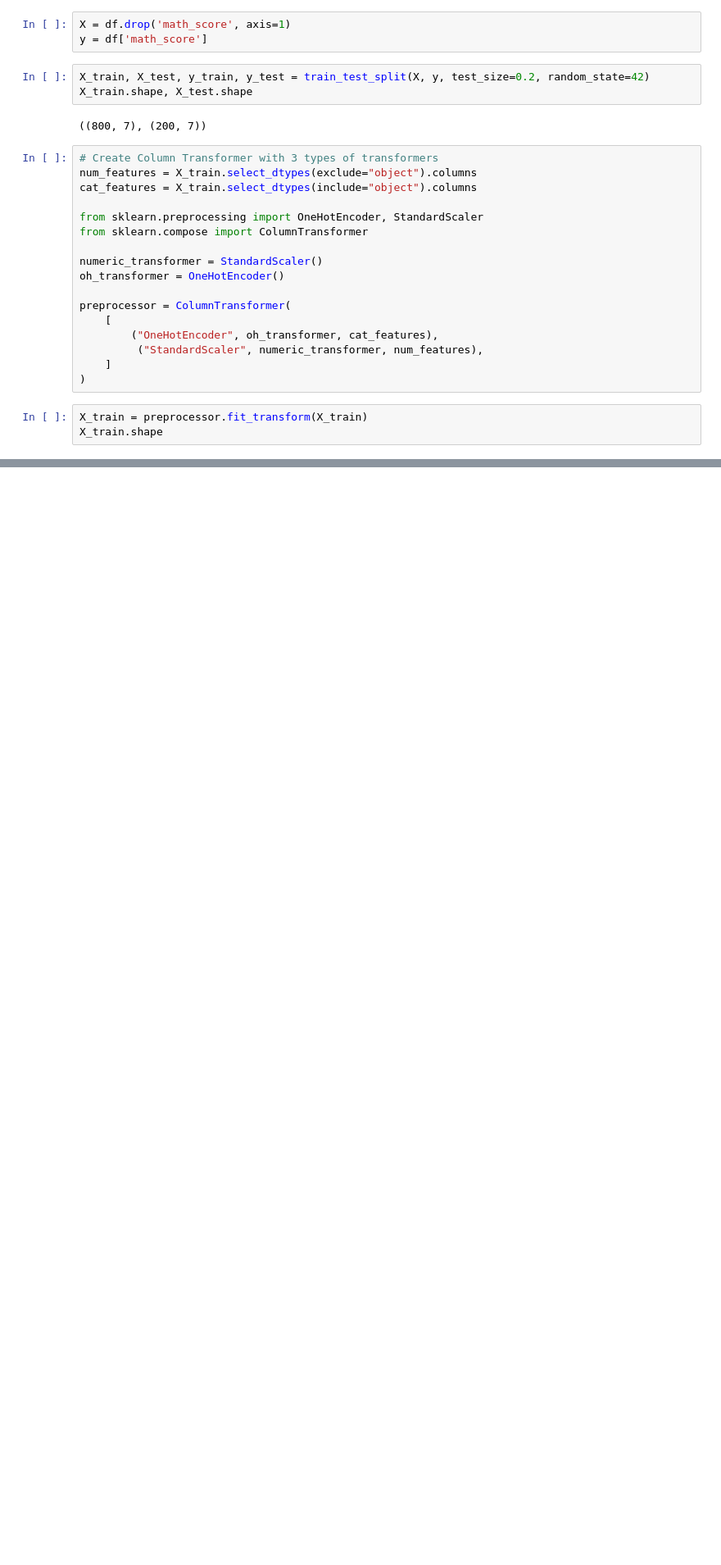
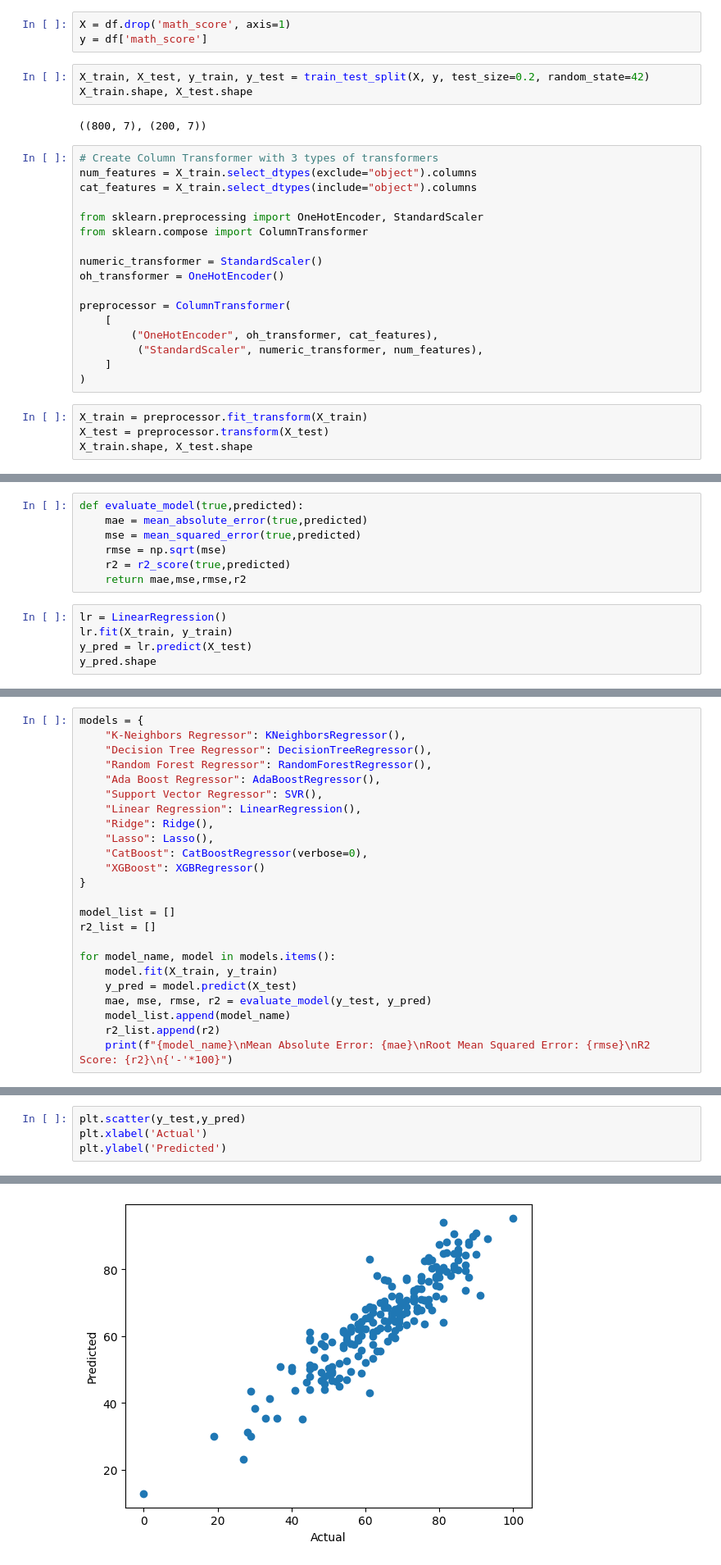
Before and after one commit to ellie-has/mlproject, a Jupyter notebook: notebook/2.Model_Training.ipynb, the cells around one changed output, grey strips where cells are left out. Shown at 82% size. Drawn from its saved outputs; the diff is of its cells as text; blank space fills up the shorter version.

Commit message:
model training

```diff
--- a/notebook/2.Model_Training.ipynb
+++ b/notebook/2.Model_Training.ipynb
@@ -56,5 +55,6 @@ preprocessor = ColumnTransformer(
 )
 # %%
 X_train = preprocessor.fit_transform(X_train)
-X_train.shape
+X_test = preprocessor.transform(X_test)
+X_train.shape, X_test.shape
 # %% [output]
@@ -61,0 +64,12 @@ X_train.shape
+# %%
+def evaluate_model(true,predicted):
+    mae = mean_absolute_error(true,predicted)
+    mse = mean_squared_error(true,predicted)
+    rmse = np.sqrt(mse)
+    r2 = r2_score(true,predicted)
+    return mae,mse,rmse,r2
+# %%
+lr = LinearRegression()
+lr.fit(X_train, y_train)
+y_pred = lr.predict(X_test)
+y_pred.shape
@@ -61,0 +85,24 @@ X_train.shape
+# %%
+models = {
+    "K-Neighbors Regressor": KNeighborsRegressor(),
+    "Decision Tree Regressor": DecisionTreeRegressor(),
+    "Random Forest Regressor": RandomForestRegressor(),
+    "Ada Boost Regressor": AdaBoostRegressor(),
+    "Support Vector Regressor": SVR(),
+    "Linear Regression": LinearRegression(),
+    "Ridge": Ridge(),
+    "Lasso": Lasso(),
+    "CatBoost": CatBoostRegressor(verbose=0),
+    "XGBoost": XGBRegressor()
+}
+
+model_list = []
+r2_list = []
+
+for model_name, model in models.items():
+    model.fit(X_train, y_train)
+    y_pred = model.predict(X_test)
+    mae, mse, rmse, r2 = evaluate_model(y_test, y_pred)
+    model_list.append(model_name)
+    r2_list.append(r2)
+    print(f"{model_name}\nMean Absolute Error: {mae}\nRoot Mean Squared Error: {rmse}\nR2 Score: {r2}\n{'-'*100}")
@@ -61,0 +143,5 @@ X_train.shape
+# %%
+plt.scatter(y_test,y_pred)
+plt.xlabel('Actual')
+plt.ylabel('Predicted')
+# %% [output]
@@ -61,0 +149 @@ X_train.shape
+[figure, added]
```
Also changed, not shown: parts of 12 cells of this notebook, 3 other files.
